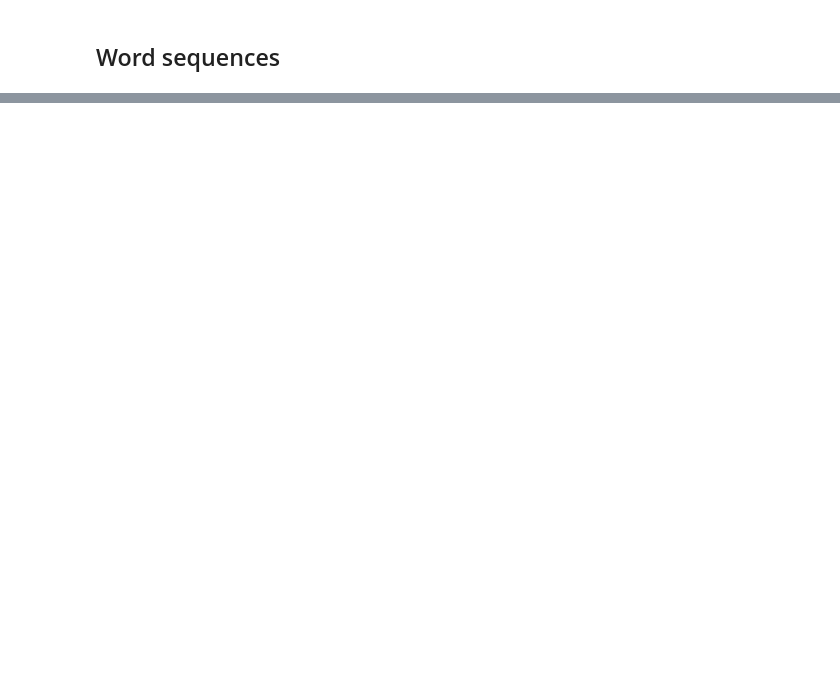
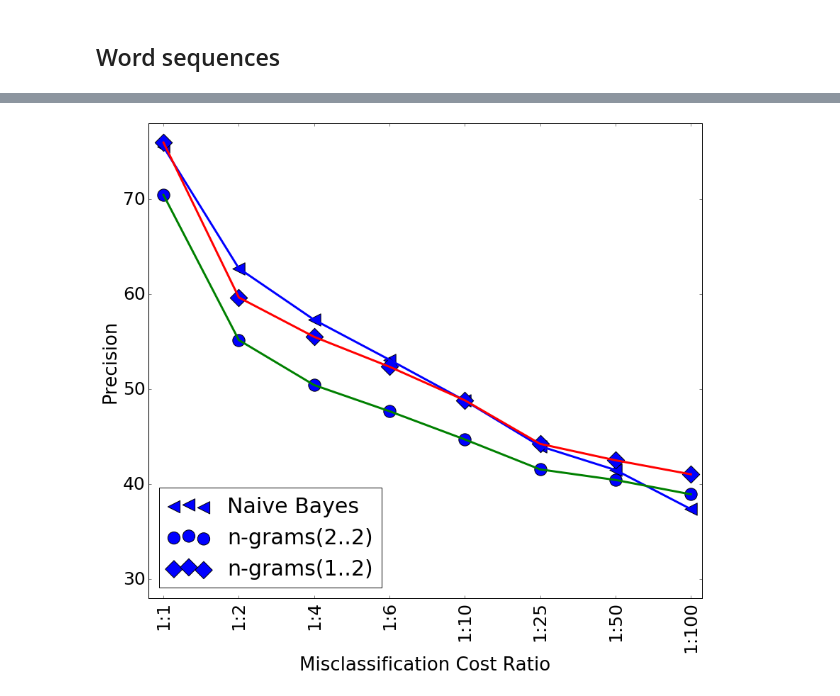
Before and after one commit to borjaeg/thete, a Jupyter notebook: Paper.ipynb, the cells around one changed output, grey strips where cells are left out. Drawn from its saved outputs; the diff is of its cells as text; code cells hidden in the pictures; blank space fills up the shorter version.

```diff
--- a/Paper.ipynb
+++ b/Paper.ipynb
@@ -324,4 +329,6 @@ plot_image(axis_costs, recall_avg_normalized, title="RECALL", ylim = [92.5, 100.
 # %%
 plot_image(axis_costs, precision_avg_normalized, title="PRECISION", ylim = [28, 78],
            xlim = cxlim, colors="rgb", models=extractors, name="precision_n-gram", labels = labels, ylabel="Precision",
-           loc="lower right", markers="<oD")
+           loc="lower left", markers="<oD")
+# %% [output]
+[figure, added]
```
Also changed, not shown: parts of 8 cells of this notebook.
